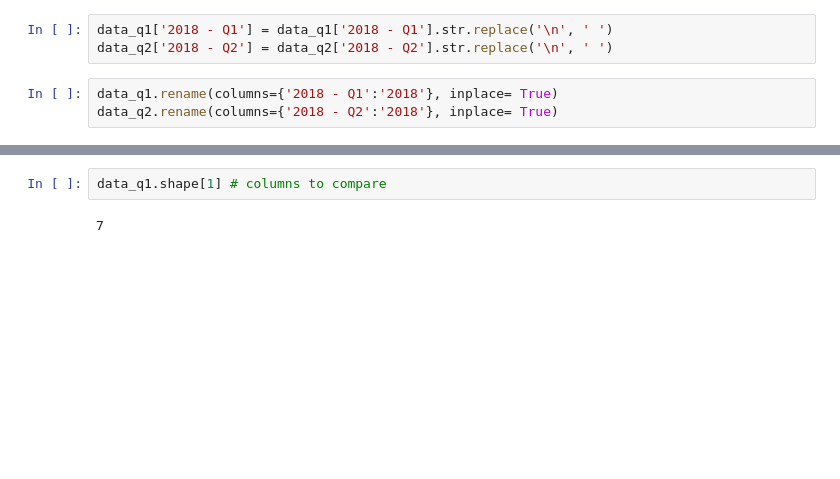
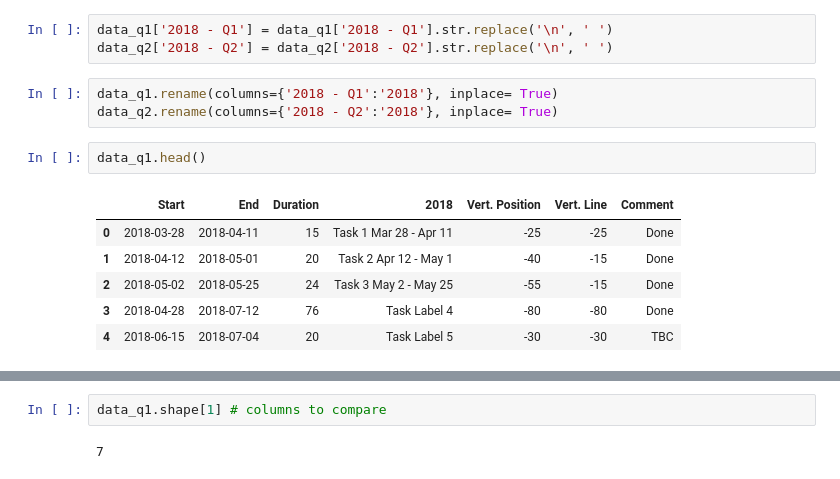
Before and after one commit to amir25-rahman/CompareTwoExcel, a Jupyter notebook: comp.ipynb, the cells around one changed output, grey strips where cells are left out. Cells and saved outputs as stored; diff of their text form; blank space fills up the shorter version.

```diff
--- a/comp.ipynb
+++ b/comp.ipynb
@@ -32,3 +32,12 @@ data_q2['2018 - Q2'] = data_q2['2018 - Q2'].str.replace('\n', ' ')
 # %%
 data_q1.rename(columns={'2018 - Q1':'2018'}, inplace= True)
 data_q2.rename(columns={'2018 - Q2':'2018'}, inplace= True)
+# %%
+data_q1.head()
+# %% [output]
+|  | Start | End | Duration | 2018 | Vert. Position | Vert. Line | Comment |
+| 0 | 2018-03-28 | 2018-04-11 | 15 | Task 1 Mar 28 - Apr 11 | -25 | -25 | Done |
+| 1 | 2018-04-12 | 2018-05-01 | 20 | Task 2 Apr 12 - May 1 | -40 | -15 | Done |
+| 2 | 2018-05-02 | 2018-05-25 | 24 | Task 3 May 2 - May 25 | -55 | -15 | Done |
+| 3 | 2018-04-28 | 2018-07-12 | 76 | Task Label 4 | -80 | -80 | Done |
+| 4 | 2018-06-15 | 2018-07-04 | 20 | Task Label 5 | -30 | -30 | TBC |
```
Also changed, not shown: parts of 1 cell of this notebook.
